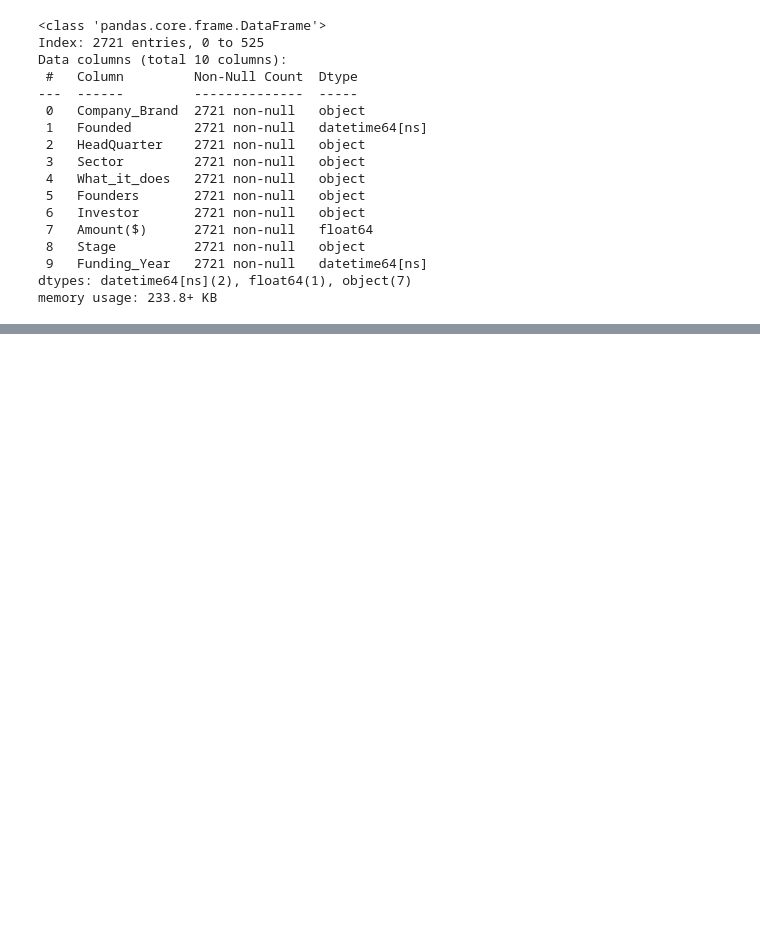
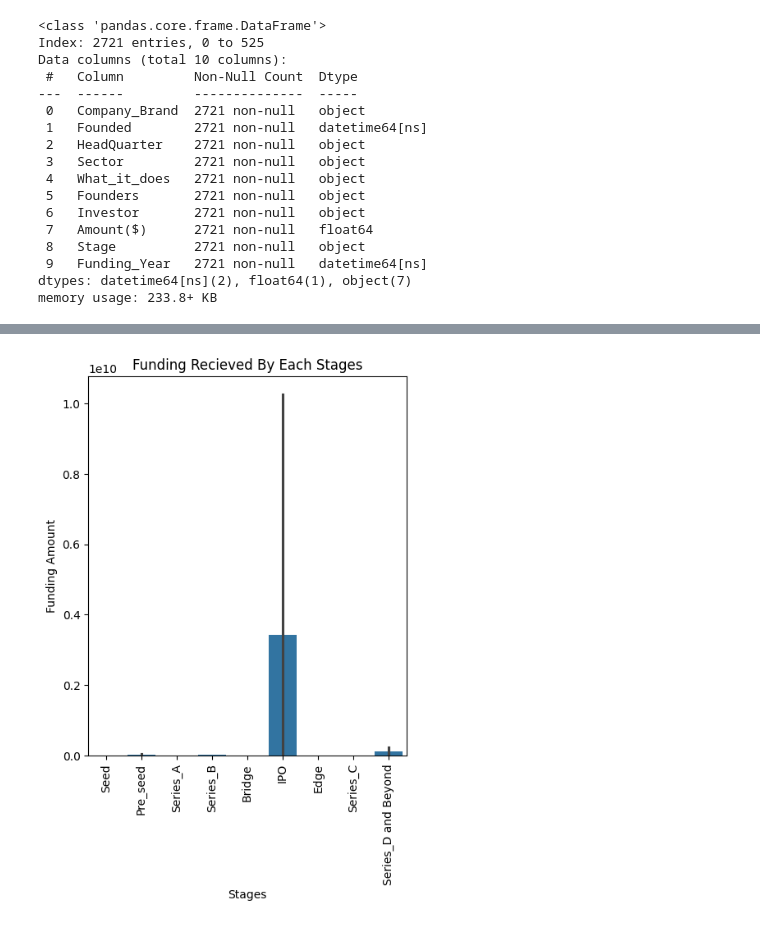
Before and after one commit to zeemanzak/Hypothesis-Testing-and-Eda-on-Indian-Startups-Ecosystem, a Jupyter notebook: notebooks/main.ipynb, the cells around one changed output, grey strips where cells are left out. Saved outputs shown, nothing was run; the diff lists cells and outputs as text; code cells hidden in the pictures; blank space fills up the shorter version.

```diff
--- a/notebooks/main.ipynb
+++ b/notebooks/main.ipynb
@@ -2265,0 +2444,11 @@ EXPLORATORY DATA ANALYSIS
+# %%
+plt.figure(figsize=(5,6))
+sns.barplot(data=year_of_existence_with_5years,x='Stage',y='Amount($)')
+
+plt.title('Funding Recieved By Each Stages')
+plt.xlabel('Stages')
+plt.ylabel('Funding Amount')
+plt.xticks(rotation=90)
+plt.show()
+# %% [output]
+[figure, added]
```
Also changed, not shown: parts of 45 cells of this notebook, 1 other file.
